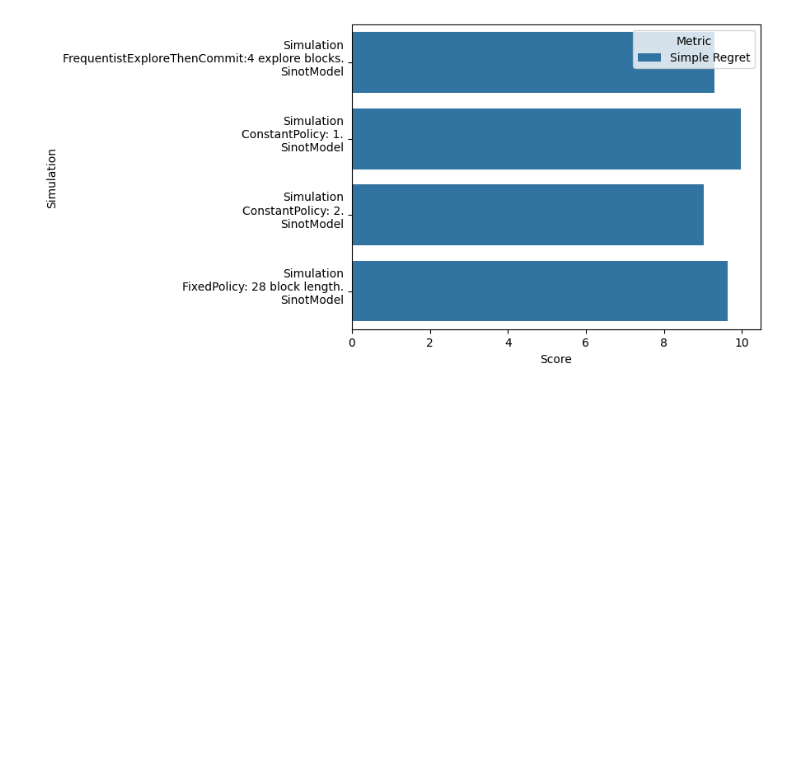
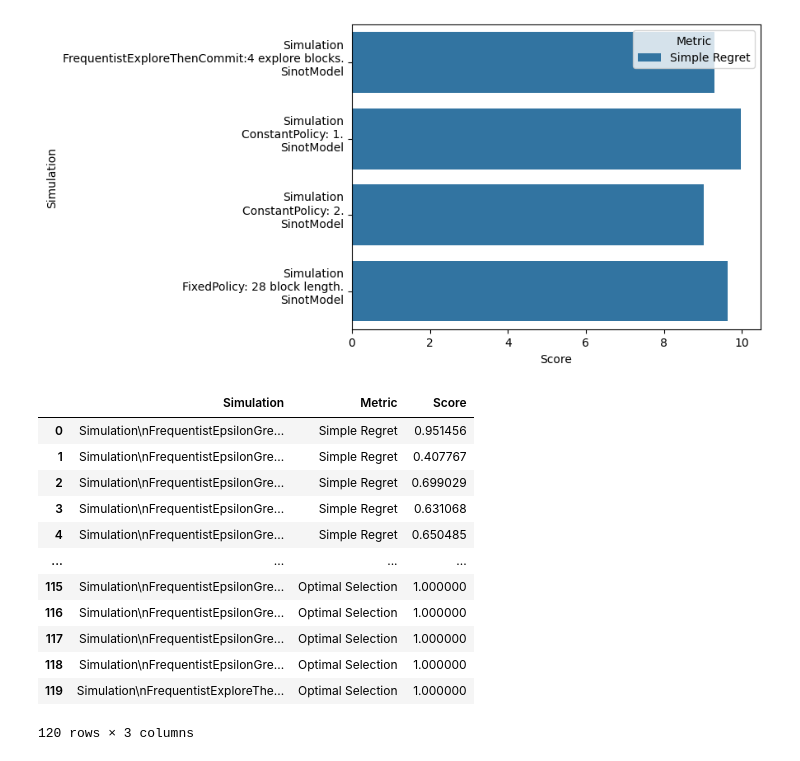
Before and after one commit to HIAlab/adaptive_nof1, a Jupyter notebook: notebooks/Basic.ipynb, the cells around one changed output. Cells and saved outputs as stored; diff of their text form; code cells hidden in the pictures; blank space fills up the shorter version.

Commit message:
Add simulation study function

```diff
--- a/notebooks/Basic.ipynb
+++ b/notebooks/Basic.ipynb
@@ -154,3 +154,57 @@ KeyError: 'outcome'
 plot_score(simulations, [SimpleRegret()])
 # %% [output]
 [figure]
+# %%
+from src.simulation import *
+
+
+
+
+
+metrics = [SimpleRegret(), FrequentistOptimalSelection()]
+df = Simulation.simulation_study(
+    [SinotModel("sinot/example/example_params.json") for _ in range(6 * 5)],
+    [
+        FrequentistEpsilonGreedy(
+            number_of_actions=2,
+            epsilon=0.1,
+        ),
+        FrequentistEpsilonGreedy(
+            number_of_actions=2,
+            epsilon=0.2,
+        ),
+        FrequentistEpsilonGreedy(
+            number_of_actions=2,
+            epsilon=0.3,
+        ),
+        FrequentistEpsilonGreedy(
+            number_of_actions=2,
+            epsilon=0.5,
+        ),
+        FrequentistEpsilonGreedy(
+            number_of_actions=2,
+            epsilon=0.5,
+        ),
+        FrequentistExploreThenCommit(
+            number_of_actions=2, block_length=10, explore_blocks=4
+        ),
+    ] * 5,
+    metrics,
+    100,
+)
+# %%
+df
+# %% [output]
+|  | Simulation | Metric | Score |
+| 0 | Simulation\nFrequentistEpsilonGre... | Simple Regret | 0.951456 |
+| 1 | Simulation\nFrequentistEpsilonGre... | Simple Regret | 0.407767 |
+| 2 | Simulation\nFrequentistEpsilonGre... | Simple Regret | 0.699029 |
+| 3 | Simulation\nFrequentistEpsilonGre... | Simple Regret | 0.631068 |
+| 4 | Simulation\nFrequentistEpsilonGre... | Simple Regret | 0.650485 |
+| ... | ... | ... | ... |
+| 115 | Simulation\nFrequentistEpsilonGre... | Optimal Selection | 1.000000 |
+| 116 | Simulation\nFrequentistEpsilonGre... | Optimal Selection | 1.000000 |
+| 117 | Simulation\nFrequentistEpsilonGre... | Optimal Selection | 1.000000 |
+| 118 | Simulation\nFrequentistEpsilonGre... | Optimal Selection | 1.000000 |
+| 119 | Simulation\nFrequentistExploreThe... | Optimal Selection | 1.000000 |
+120 rows × 3 columns
```
Also changed, not shown: 2 other files.
